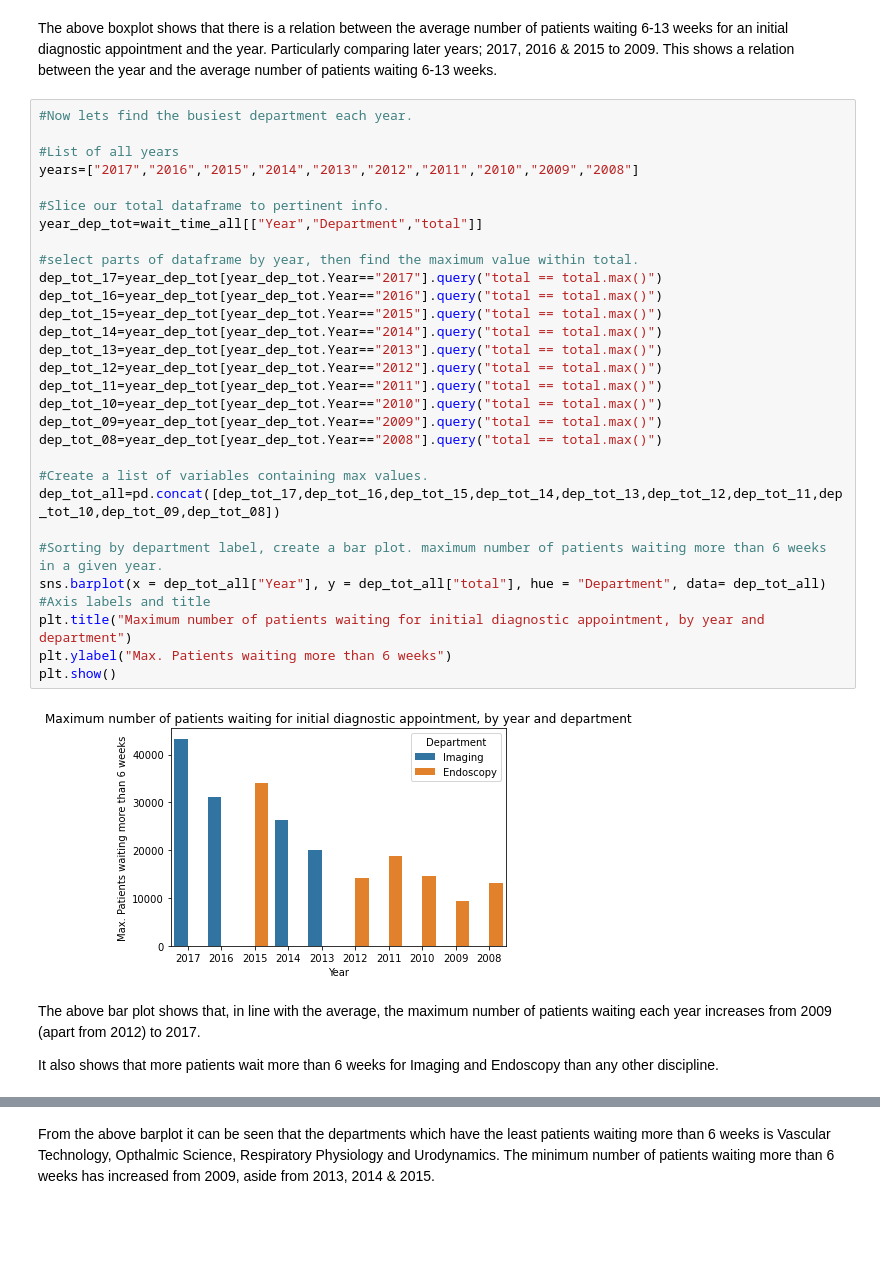
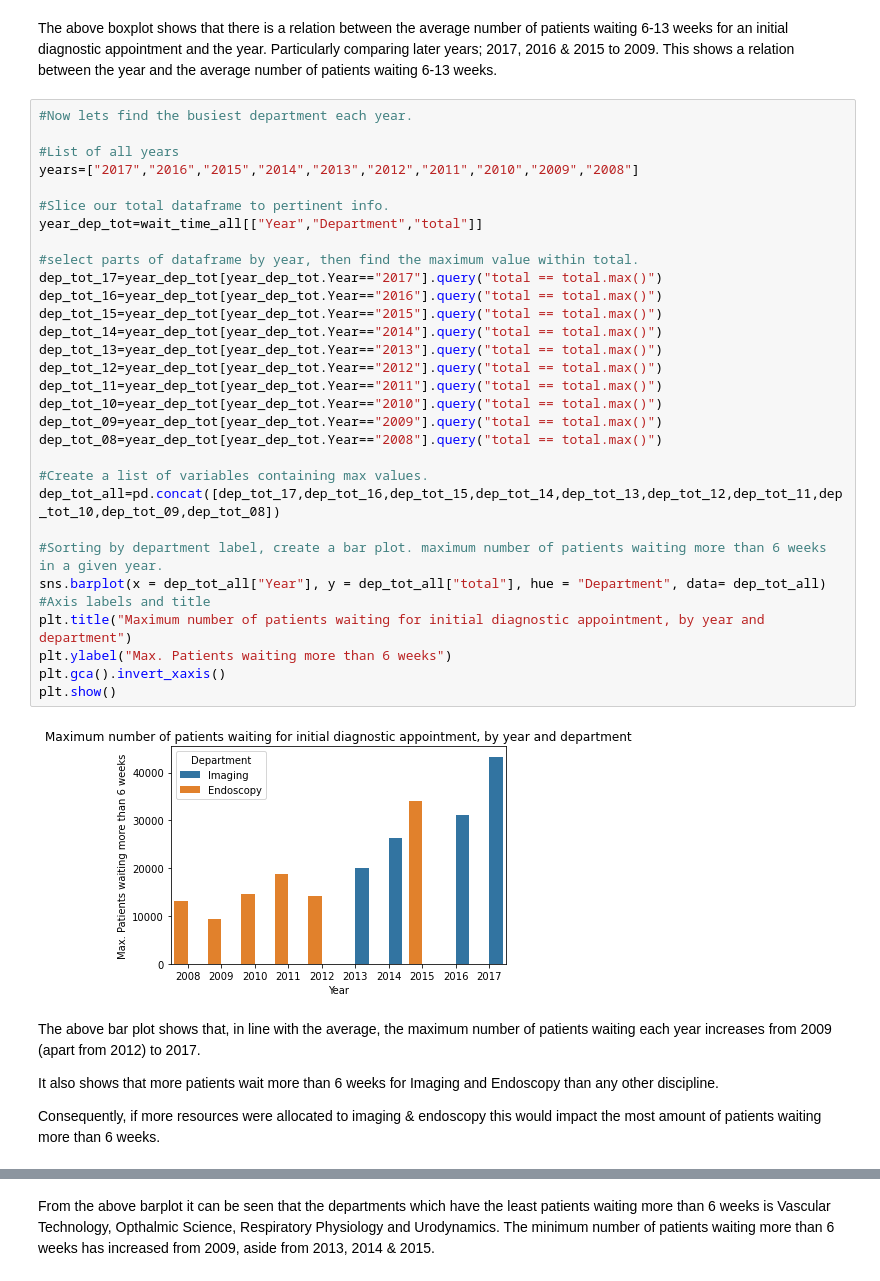
Before and after one commit to Sebbybobbler/Data-Science-NHS-wait-times-analysis-portfolio, a Jupyter notebook: Data Science Portfolio Project .ipynb, the cells around one changed output, grey strips where cells are left out. Saved outputs shown, nothing was run; the diff lists cells and outputs as text; blank space fills up the shorter version.

```diff
--- a/Data Science Portfolio Project .ipynb
+++ b/Data Science Portfolio Project .ipynb
@@ -221,38 +289,41 @@ The above boxplot shows that there is a relation between the average number of p
 #Now lets find the busiest department each year.
 
 #List of all years
 years=["2017","2016","2015","2014","2013","2012","2011","2010","2009","2008"]
 
 #Slice our total dataframe to pertinent info.
 year_dep_tot=wait_time_all[["Year","Department","total"]]
 
 #select parts of dataframe by year, then find the maximum value within total.
 dep_tot_17=year_dep_tot[year_dep_tot.Year=="2017"].query("total == total.max()")
 dep_tot_16=year_dep_tot[year_dep_tot.Year=="2016"].query("total == total.max()")
 dep_tot_15=year_dep_tot[year_dep_tot.Year=="2015"].query("total == total.max()")
 dep_tot_14=year_dep_tot[year_dep_tot.Year=="2014"].query("total == total.max()")
 dep_tot_13=year_dep_tot[year_dep_tot.Year=="2013"].query("total == total.max()")
 dep_tot_12=year_dep_tot[year_dep_tot.Year=="2012"].query("total == total.max()")
 dep_tot_11=year_dep_tot[year_dep_tot.Year=="2011"].query("total == total.max()")
 dep_tot_10=year_dep_tot[year_dep_tot.Year=="2010"].query("total == total.max()")
 dep_tot_09=year_dep_tot[year_dep_tot.Year=="2009"].query("total == total.max()")
 dep_tot_08=year_dep_tot[year_dep_tot.Year=="2008"].query("total == total.max()")
 
 #Create a list of variables containing max values.
 dep_tot_all=pd.concat([dep_tot_17,dep_tot_16,dep_tot_15,dep_tot_14,dep_tot_13,dep_tot_12,dep_tot_11,dep_tot_10,dep_tot_09,dep_tot_08])
 
 #Sorting by department label, create a bar plot. maximum number of patients waiting more than 6 weeks in a given year.
 sns.barplot(x = dep_tot_all["Year"], y = dep_tot_all["total"], hue = "Department", data= dep_tot_all)
 #Axis labels and title
 plt.title("Maximum number of patients waiting for initial diagnostic appointment, by year and department")
 plt.ylabel("Max. Patients waiting more than 6 weeks")
+plt.gca().invert_xaxis()
 plt.show()
 # %% [output]
-[figure, old version]
+[figure, new version]
 # %% [markdown]
 The above bar plot shows that, in line with the average, the maximum number of patients waiting each year increases from 2009 (apart from 2012) to 2017.
 
 It also shows that more patients wait more than 6 weeks for Imaging and Endoscopy than any other discipline.
+
+Consequently, if more resources were allocated to imaging & endoscopy this would impact the most amount of patients waiting more than 6 weeks.
 # %%
 
 #Now lets find the quietest department each year.
```
Also changed, not shown: parts of 8 cells of this notebook.
